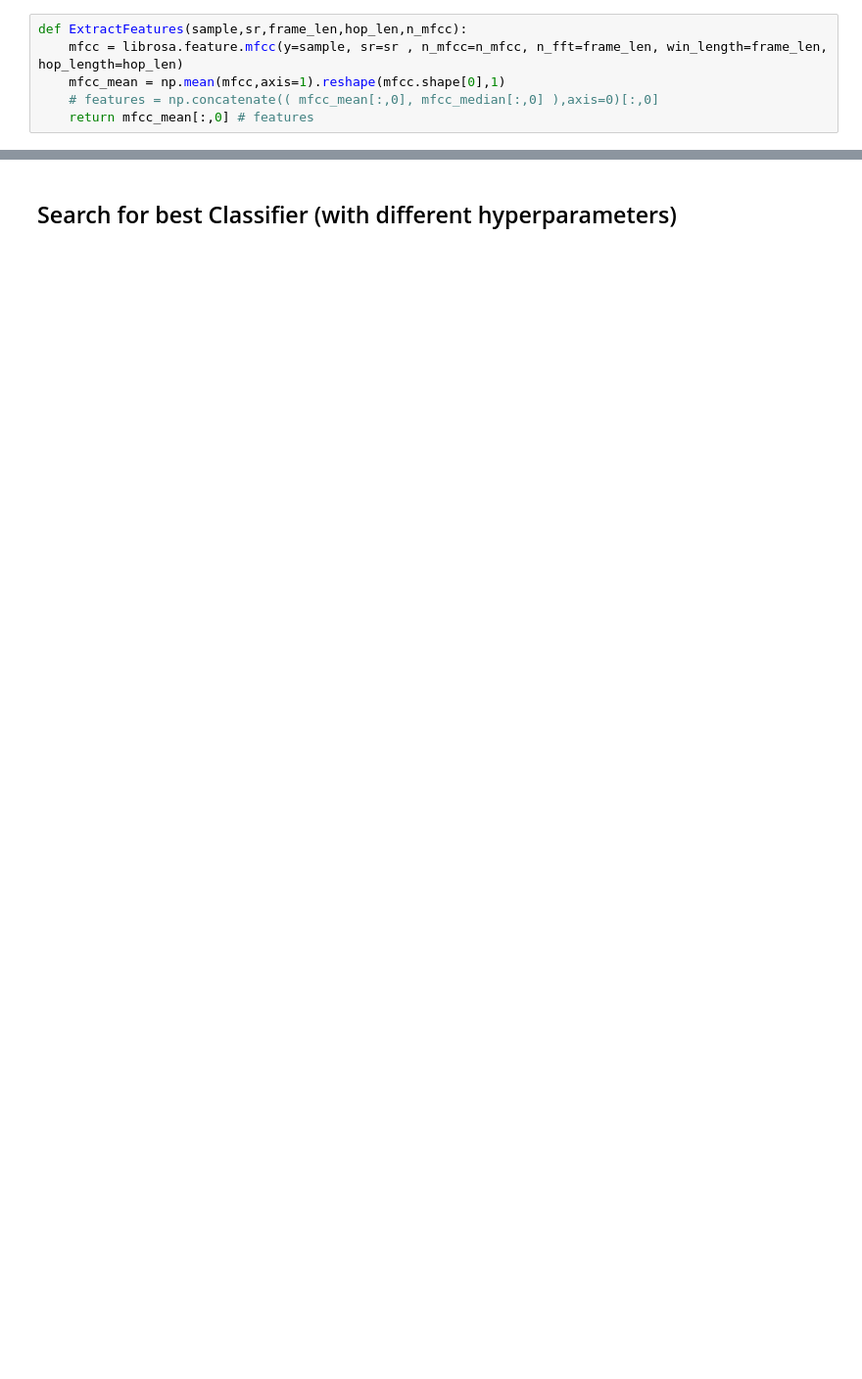
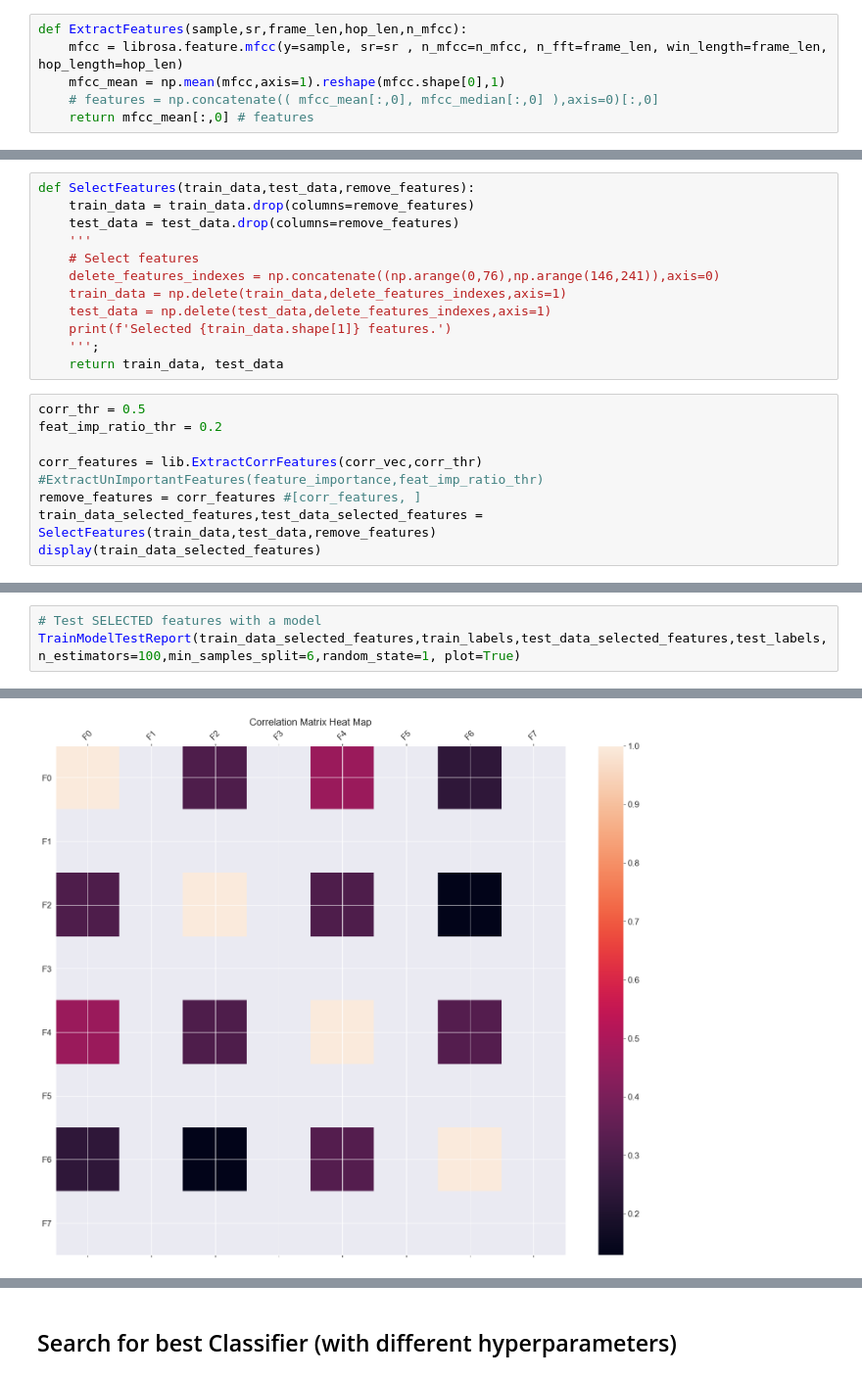
Before and after one commit to VictorMel/VoiceEmotionalAnalysis, a Jupyter notebook: project.ipynb, the cells around one changed output, grey strips where cells are left out. Shown at 98% size. Saved outputs shown, nothing was run; the diff lists cells and outputs as text; blank space fills up the shorter version.

```diff
--- a/project.ipynb
+++ b/project.ipynb
@@ -230,0 +279,21 @@ def TestImportantFeatures(feature_importance,feature_importance_threshold,train_
+# %%
+def SelectFeatures(train_data,test_data,remove_features):
+    train_data = train_data.drop(columns=remove_features)
+    test_data = test_data.drop(columns=remove_features)
+    '''
+    # Select features
+    delete_features_indexes = np.concatenate((np.arange(0,76),np.arange(146,241)),axis=0)
+    train_data = np.delete(train_data,delete_features_indexes,axis=1)
+    test_data = np.delete(test_data,delete_features_indexes,axis=1)
+    print(f'Selected {train_data.shape[1]} features.')
+    ''';
+    return train_data, test_data
+# %%
+corr_thr = 0.5
+feat_imp_ratio_thr = 0.2
+
+corr_features = lib.ExtractCorrFeatures(corr_vec,corr_thr)
+#ExtractUnImportantFeatures(feature_importance,feat_imp_ratio_thr)
+remove_features = corr_features #[corr_features, ]
+train_data_selected_features,test_data_selected_features = SelectFeatures(train_data,test_data,remove_features)
+display(train_data_selected_features)
@@ -230,0 +314,4 @@ def TestImportantFeatures(feature_importance,feature_importance_threshold,train_
+# %%
+# Test SELECTED features with a model
+TrainModelTestReport(train_data_selected_features,train_labels,test_data_selected_features,test_labels, n_estimators=100,min_samples_split=6,random_state=1, plot=True)
+# %% [output]
@@ -230,0 +334 @@ def TestImportantFeatures(feature_importance,feature_importance_threshold,train_
+[figure, added]
```
Also changed, not shown: parts of 16 cells of this notebook, 2 other files.
